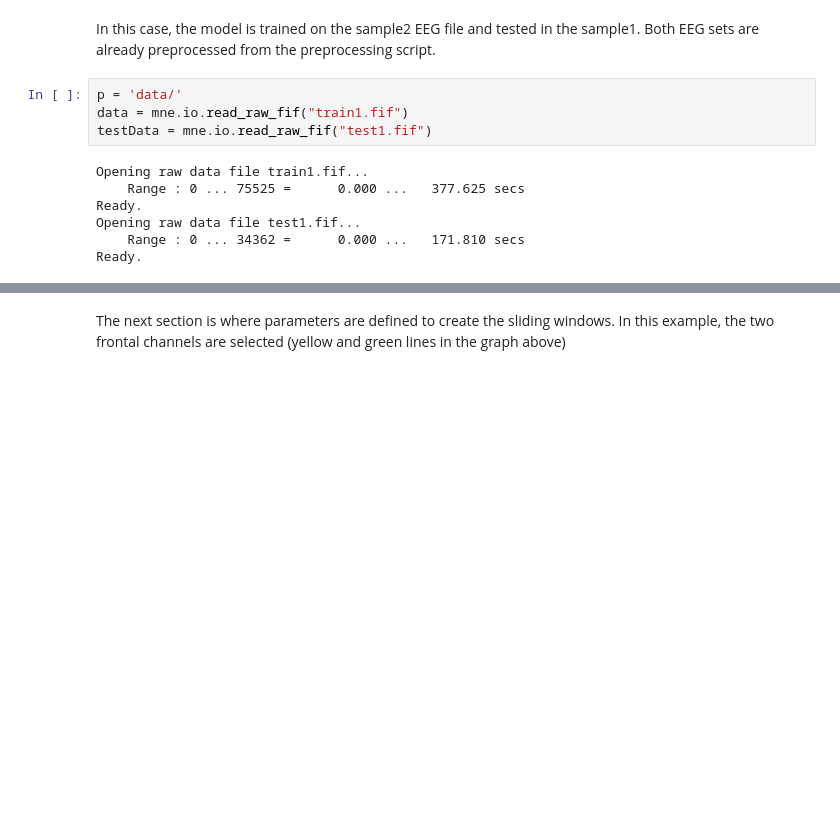
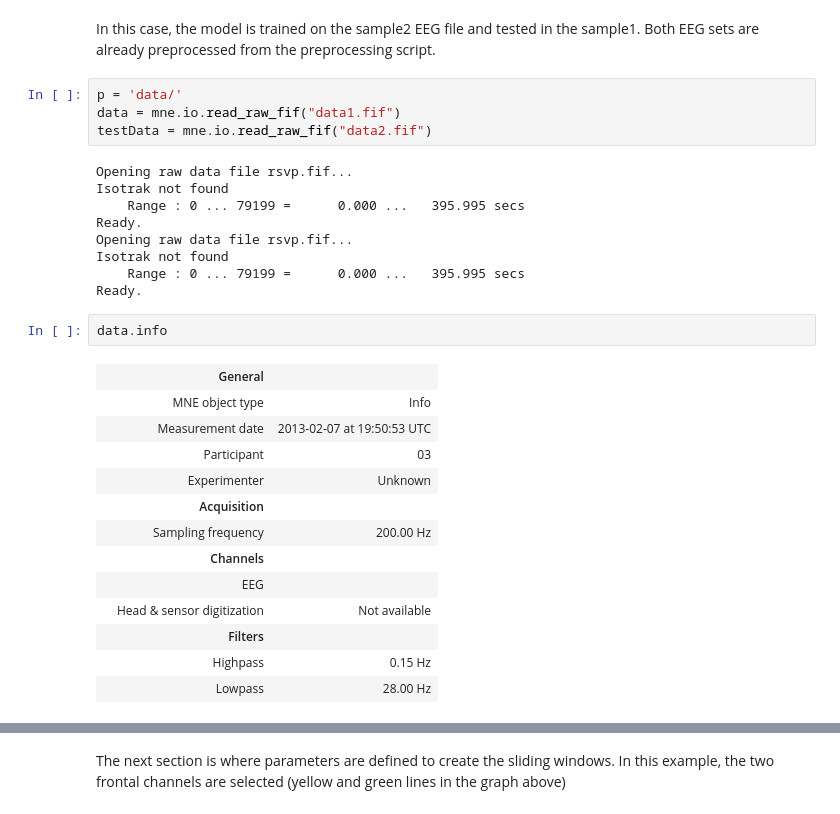
Before and after one commit to myielin/EEG_analysis_toolkit, a Jupyter notebook: time_series_pred.ipynb, the cells around one changed output, grey strips where cells are left out. Drawn from its saved outputs; the diff is of its cells as text; blank space fills up the shorter version.

```diff
--- a/time_series_pred.ipynb
+++ b/time_series_pred.ipynb
@@ -126,15 +108,33 @@ Execute the appropriate functions
 In this case, the model is trained on the sample2 EEG file and tested in the sample1. Both EEG sets are already preprocessed from the preprocessing script.
 # %%
 p = 'data/'
-data = mne.io.read_raw_fif("train1.fif")
-testData = mne.io.read_raw_fif("test1.fif")
+data = mne.io.read_raw_fif("data1.fif")
+testData = mne.io.read_raw_fif("data2.fif")
 # %% [output]
-Opening raw data file train1.fif...
-    Range : 0 ... 75525 =      0.000 ...   377.625 secs
+Opening raw data file rsvp.fif...
+Isotrak not found
+    Range : 0 ... 79199 =      0.000 ...   395.995 secs
 Ready.
-Opening raw data file test1.fif...
-    Range : 0 ... 34362 =      0.000 ...   171.810 secs
+Opening raw data file rsvp.fif...
+Isotrak not found
+    Range : 0 ... 79199 =      0.000 ...   395.995 secs
 Ready.
+# %%
+data.info
+# %% [output]
+|  | General |  |
+|  | MNE object type | Info |
+|  | Measurement date | 2013-02-07 at 19:50:53 UTC |
+|  | Participant | 03 |
+|  | Experimenter | Unknown |
+|  | Acquisition |  |
+|  | Sampling frequency | 200.00 Hz |
+|  | Channels |  |
+|  | EEG |  |
+|  | Head & sensor digitization | Not available |
+|  | Filters |  |
+|  | Highpass | 0.15 Hz |
+|  | Lowpass | 28.00 Hz |
 # %%
 print(data.ch_names)
 data.plot_psd()
```
Also changed, not shown: parts of 12 cells of this notebook.
